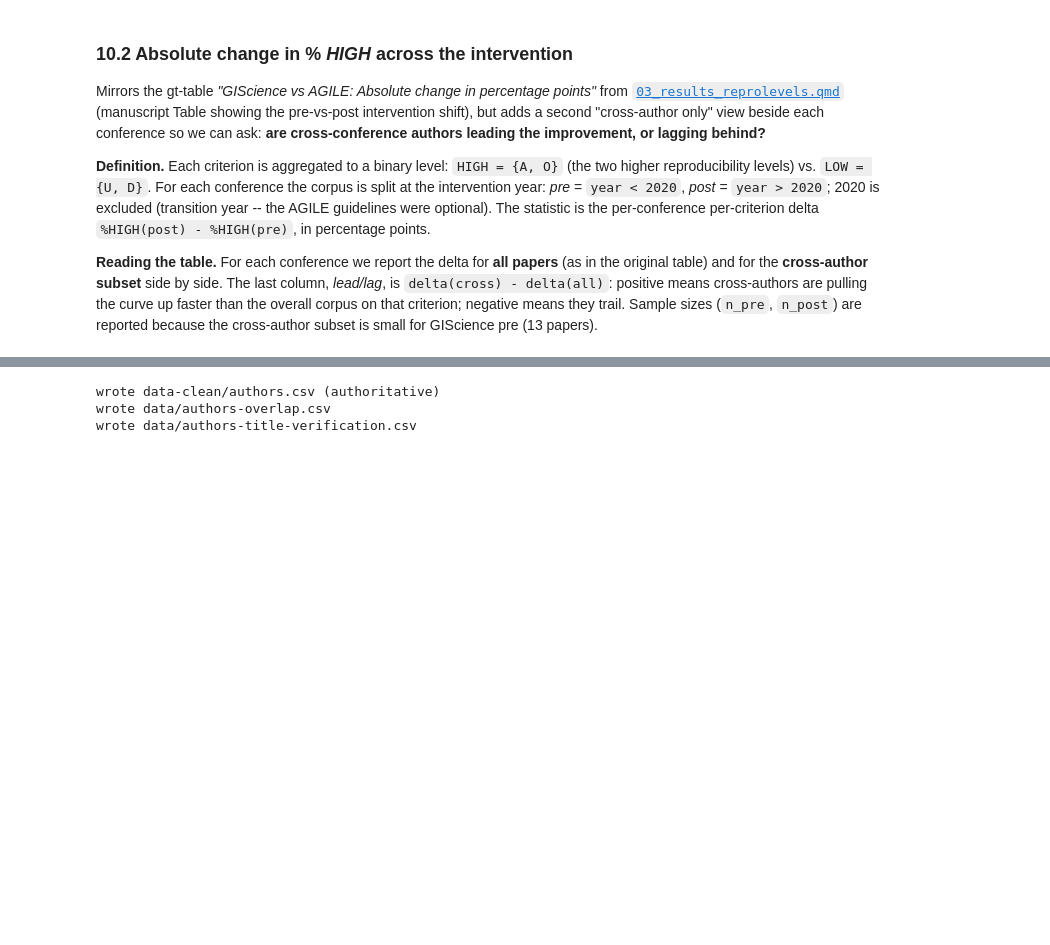
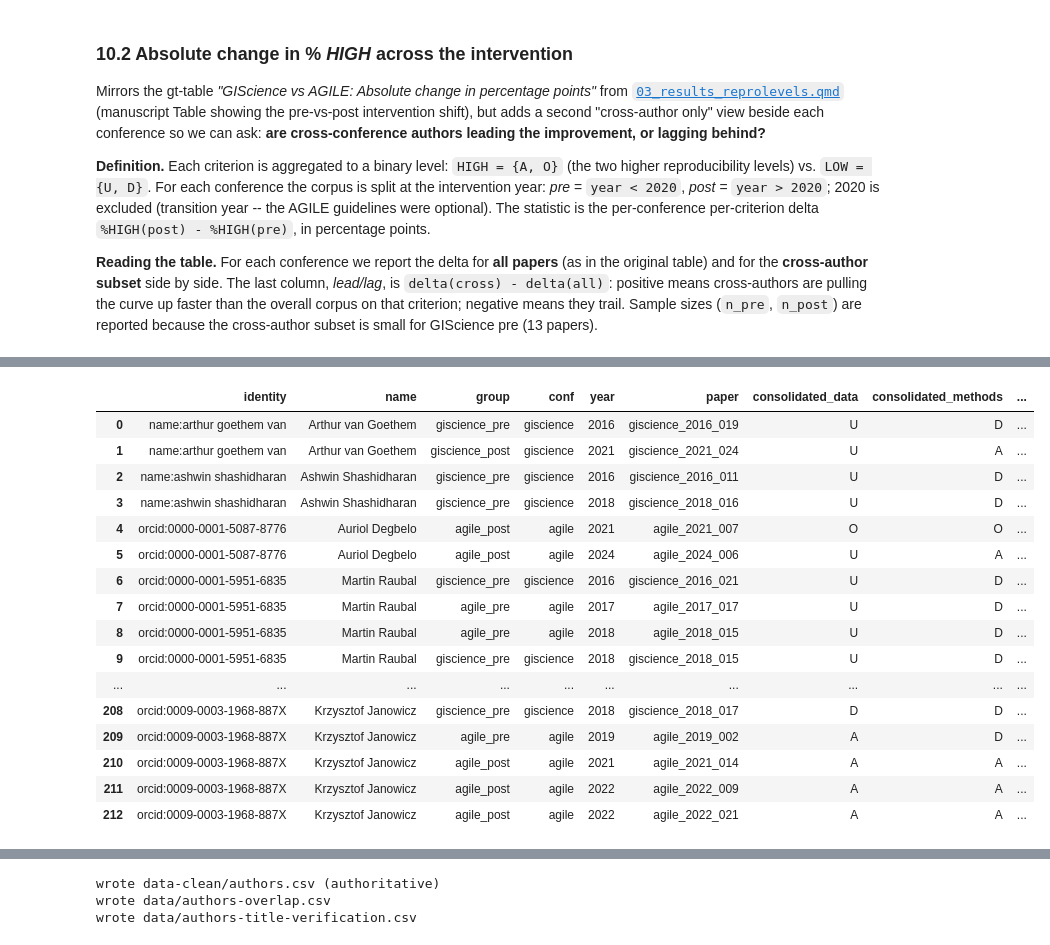
Before and after one commit to nuest/reproducible-research-giscience-longitudinal-study, a Jupyter notebook: 07_authorship.ipynb, the cells around one changed output, grey strips where cells are left out. Saved outputs shown, nothing was run; the diff lists cells and outputs as text; code cells hidden in the pictures; blank space fills up the shorter version.

Commit message:
add an explorative figure on cross-authorship

```diff
--- a/07_authorship.ipynb
+++ b/07_authorship.ipynb
@@ -1031,0 +1081,63 @@ print("wrote data/cross-author-intervention-delta.csv")
+# %%
+# Section 11: raw view of author overlap across the four analytical groups.
+
+INTERVENTION_YEAR = 2020
+
+
+def _group_of(year: int, conf: str) -> str | None:
+    if year < INTERVENTION_YEAR:
+        return f"{conf}_pre"
+    if year > INTERVENTION_YEAR:
+        return f"{conf}_post"
+    return None  # 2020 excluded
+
+
+# Start from authors_df (one row per author-paper) and attach the group label.
+grouped = authors_df.copy()
+grouped["group"] = [
+    _group_of(int(y), c) for y, c in zip(grouped["year"], grouped["conf"])
+]
+grouped = grouped.dropna(subset=["group"])
+
+# Keep only authors with >= 2 papers (pooling across the 4 groups).
+papers_per_author = grouped.groupby("identity")["paper"].nunique()
+multi_ids = papers_per_author[papers_per_author > 1].index
+multi = grouped[grouped["identity"].isin(multi_ids)].copy()
+
+# Attach reproducibility levels from df so the raw categorical values are visible.
+multi = multi.merge(
+    df[["paper", "consolidated_data", "consolidated_methods", "consolidated_results"]],
+    on="paper", how="left",
+)
+
+multi = multi.sort_values(["identity", "year", "conf", "paper"]).reset_index(drop=True)
+
+# Headline numbers (these are orientation summary stats, NOT aggregations of the
+# categorical variables the user asked to keep raw).
+n_authors = multi["identity"].nunique()
+n_rows = len(multi)
+groups_per_author = (
+    multi.groupby("identity")["group"].nunique().value_counts().sort_index()
+)
+print(f"multi-paper authors: {n_authors}")
+print(f"author-paper rows for those authors: {n_rows}")
+print()
+print("count of authors by number of distinct groups they appear in:")
+for k, v in groups_per_author.items():
+    print(f"  appears in {k} group(s): {v} author(s)")
+print()
+print("papers per group (restricted to multi-paper authors):")
+print(multi.groupby("group")["paper"].nunique().to_string())
+
+# Persist the full raw table.
+cols = ["identity", "name", "group", "conf", "year", "paper",
+        "consolidated_data", "consolidated_methods", "consolidated_results"]
+out_path = Path("data/cross-group-overlap-multipaper-authors.csv")
+multi[cols].to_csv(out_path, index=False)
+print()
+print(f"wrote {out_path} ({n_rows} rows)")
+
+# Inline display of the full table, one row per author-paper.
+with pd.option_context("display.max_rows", None, "display.max_colwidth", 60):
+    display(multi[cols])
+# %% [output]
@@ -1031,0 +1161,17 @@ print("wrote data/cross-author-intervention-delta.csv")
+|  | identity | name | group | conf | year | paper | consolidated_data | consolidated_methods | ... |
+| 0 | name:arthur goethem van | Arthur van Goethem | giscience_pre | giscience | 2016 | giscience_2016_019 | U | D | ... |
+| 1 | name:arthur goethem van | Arthur van Goethem | giscience_post | giscience | 2021 | giscience_2021_024 | U | A | ... |
+| 2 | name:ashwin shashidharan | Ashwin Shashidharan | giscience_pre | giscience | 2016 | giscience_2016_011 | U | D | ... |
+| 3 | name:ashwin shashidharan | Ashwin Shashidharan | giscience_pre | giscience | 2018 | giscience_2018_016 | U | D | ... |
+| 4 | orcid:0000-0001-5087-8776 | Auriol Degbelo | agile_post | agile | 2021 | agile_2021_007 | O | O | ... |
+| 5 | orcid:0000-0001-5087-8776 | Auriol Degbelo | agile_post | agile | 2024 | agile_2024_006 | U | A | ... |
+| 6 | orcid:0000-0001-5951-6835 | Martin Raubal | giscience_pre | giscience | 2016 | giscience_2016_021 | U | D | ... |
+| 7 | orcid:0000-0001-5951-6835 | Martin Raubal | agile_pre | agile | 2017 | agile_2017_017 | U | D | ... |
+| 8 | orcid:0000-0001-5951-6835 | Martin Raubal | agile_pre | agile | 2018 | agile_2018_015 | U | D | ... |
+| 9 | orcid:0000-0001-5951-6835 | Martin Raubal | giscience_pre | giscience | 2018 | giscience_2018_015 | U | D | ... |
+| ... | ... | ... | ... | ... | ... | ... | ... | ... | ... |
+| 208 | orcid:0009-0003-1968-887X | Krzysztof Janowicz | giscience_pre | giscience | 2018 | giscience_2018_017 | D | D | ... |
+| 209 | orcid:0009-0003-1968-887X | Krzysztof Janowicz | agile_pre | agile | 2019 | agile_2019_002 | A | D | ... |
+| 210 | orcid:0009-0003-1968-887X | Krzysztof Janowicz | agile_post | agile | 2021 | agile_2021_014 | A | A | ... |
+| 211 | orcid:0009-0003-1968-887X | Krzysztof Janowicz | agile_post | agile | 2022 | agile_2022_009 | A | A | ... |
+| 212 | orcid:0009-0003-1968-887X | Krzysztof Janowicz | agile_post | agile | 2022 | agile_2022_021 | A | A | ... |
```
Also changed, not shown: parts of 7 cells of this notebook, 3 other files.
